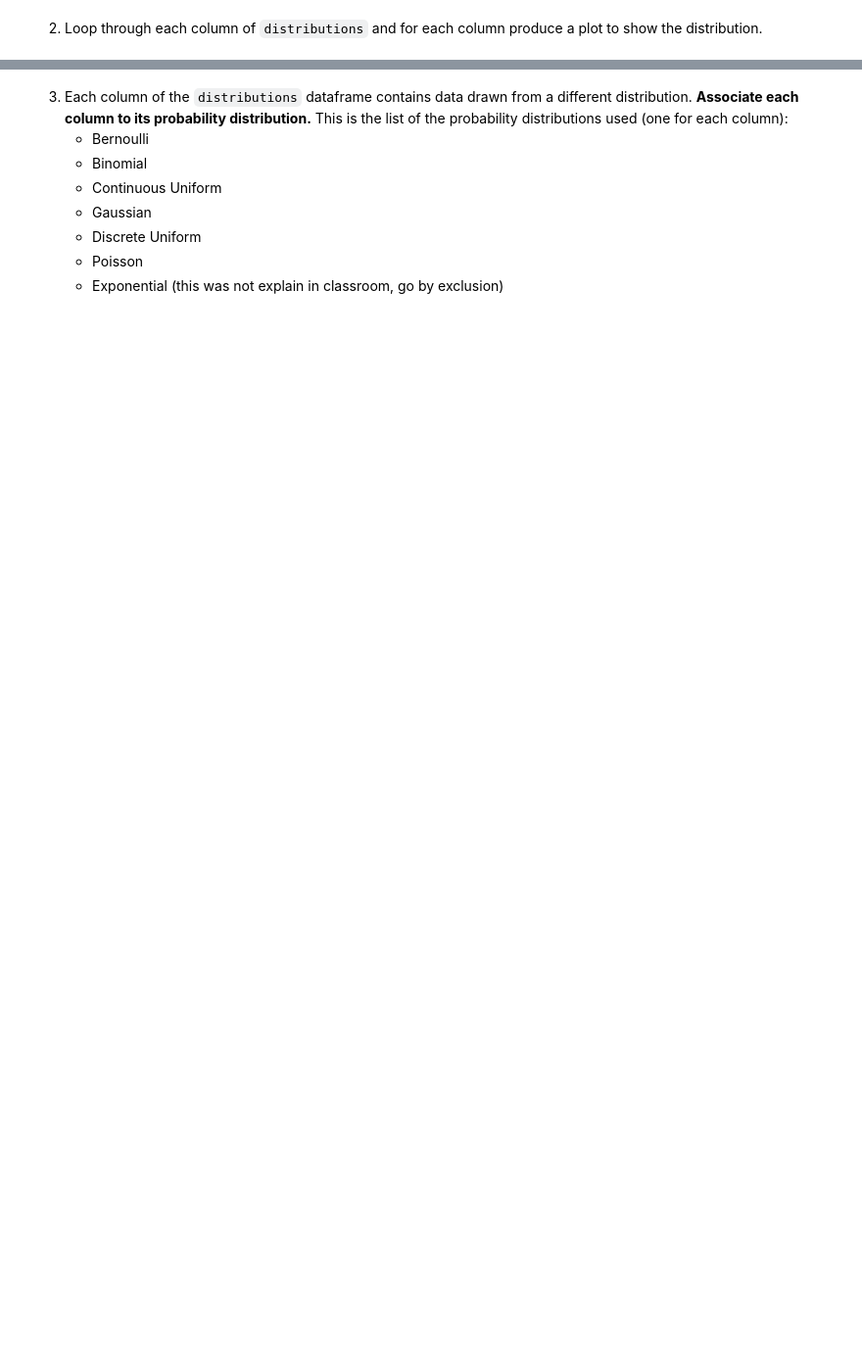
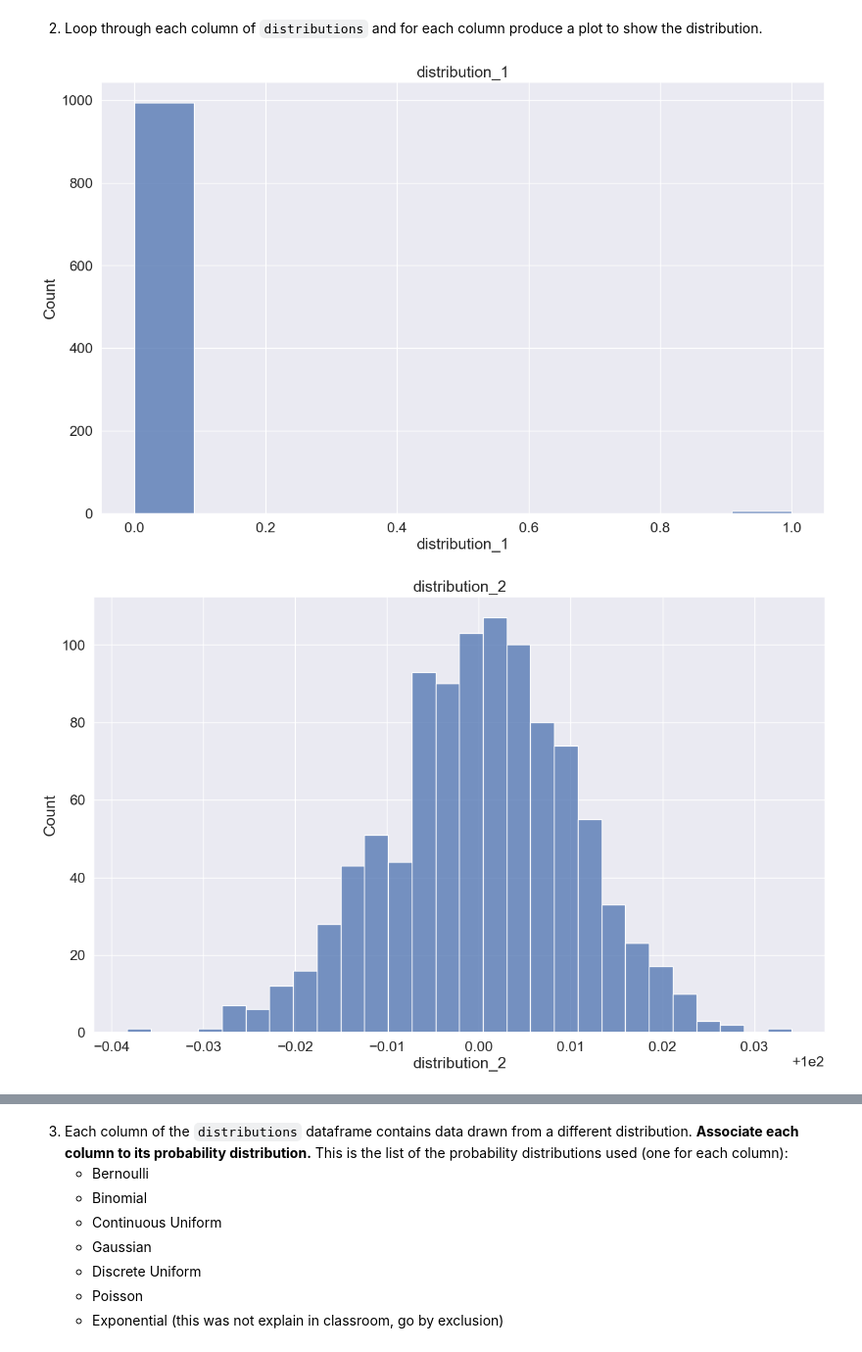
Before and after one commit to extra-jalapenos/statistics-final-assignment, a Jupyter notebook: assignment.ipynb, the cells around one changed output, grey strips where cells are left out. Shown at 98% size. Saved outputs shown, nothing was run; the diff lists cells and outputs as text; code cells hidden in the pictures; blank space fills up the shorter version.

```diff
--- a/assignment.ipynb
+++ b/assignment.ipynb
@@ -107,3 +105,6 @@ TypeError: permutation_test() missing 1 required positional argument: 'statistic
 ### Part 2
 
 The `distributions.csv` dataset from the `data` folder contains data drawn from 6 probability distributions – one per column. Load it to a DataFrame named `distributions` and check its contents.
+# %%
+distributions = pd.read_csv("data/distributions.csv")
+distributions.head()
@@ -112,2 +147,10 @@ The `distributions.csv` dataset from the `data` folder contains data drawn from
 # %% [markdown]
 2. Loop through each column of `distributions` and for each column produce a plot to show the distribution.
+# %%
+for column in distributions.columns:
+	sns.histplot(distributions[column])
+	plt.title(column)
+	plt.show()
+# %% [output]
+[figure, added]
+[figure, added]
```
Also changed, not shown: parts of 6 cells of this notebook.
